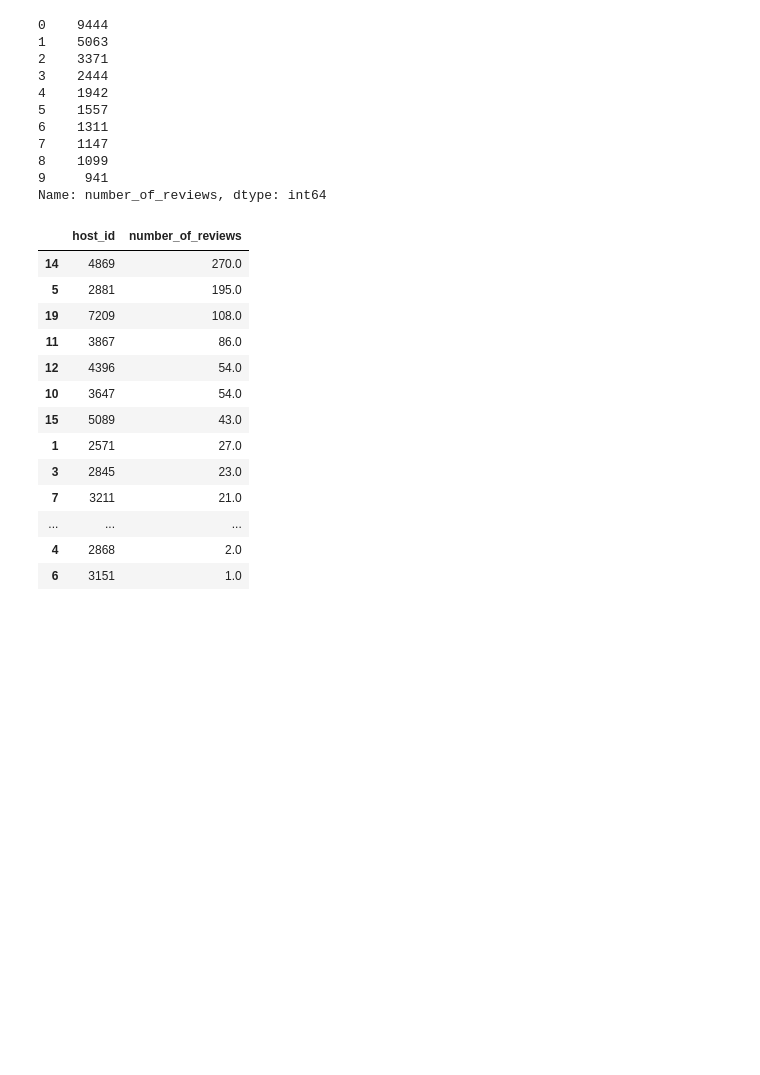
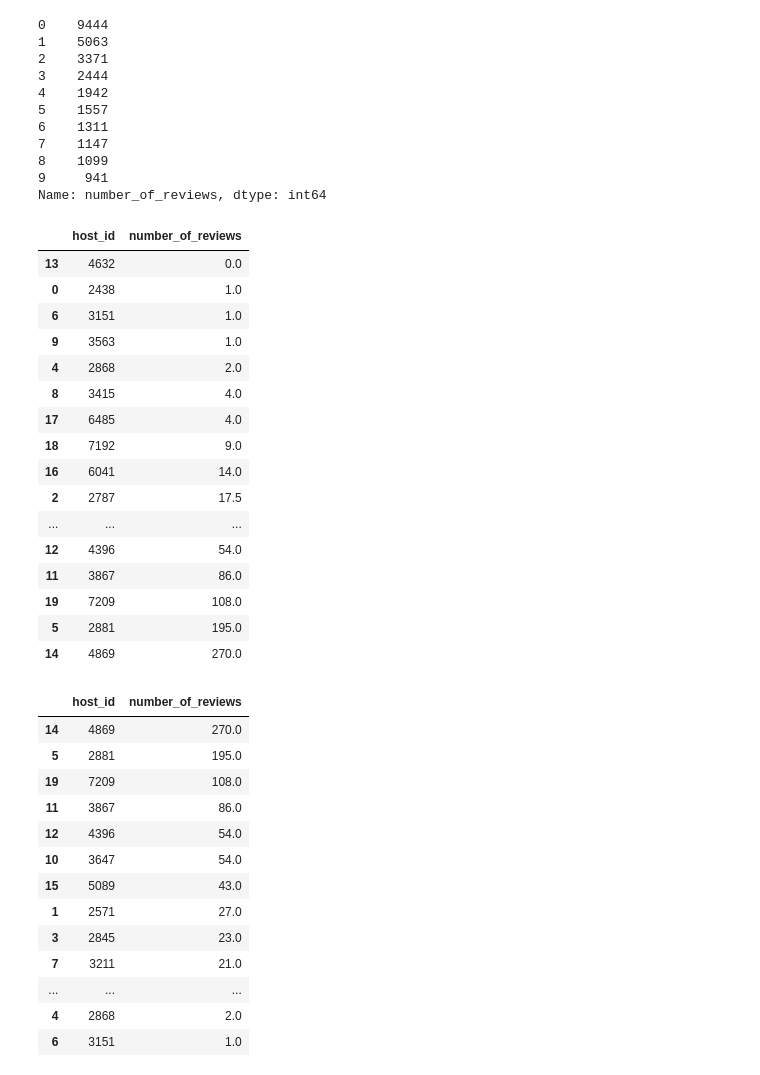
Before and after one commit to coonalcodes/Airbnb-Bookings-Analysis---Capstone-Project, a Jupyter notebook: Airbnb_Bookings_Analysis_Capstone_Project.ipynb, the cells around one changed output. Saved outputs shown, nothing was run; the diff lists cells and outputs as text; code cells hidden in the pictures; blank space fills up the shorter version.

```diff
--- a/Airbnb_Bookings_Analysis_Capstone_Project.ipynb
+++ b/Airbnb_Bookings_Analysis_Capstone_Project.ipynb
@@ -281,6 +281,28 @@ df['number_of_reviews'].value_counts().head(10)
 8    1099
 9     941
 Name: number_of_reviews, dtype: int64
+# %%
+x=df.groupby('host_id')['number_of_reviews'].mean()
+y=x.head(20).reset_index().sort_values('number_of_reviews')
+y
+# %% [output]
+|  | host_id | number_of_reviews |
+| 13 | 4632 | 0.0 |
+| 0 | 2438 | 1.0 |
+| 6 | 3151 | 1.0 |
+| 9 | 3563 | 1.0 |
+| 4 | 2868 | 2.0 |
+| 8 | 3415 | 4.0 |
+| 17 | 6485 | 4.0 |
+| 18 | 7192 | 9.0 |
+| 16 | 6041 | 14.0 |
+| 2 | 2787 | 17.5 |
+| ... | ... | ... |
+| 12 | 4396 | 54.0 |
+| 11 | 3867 | 86.0 |
+| 19 | 7209 | 108.0 |
+| 5 | 2881 | 195.0 |
+| 14 | 4869 | 270.0 |
 # %%
 Grouping_review_with_host=df.groupby('host_id')['number_of_reviews'].mean().head(20).reset_index()
 Grouping_review_with_host.sort_values('number_of_reviews', ascending=False, inplace =True)
```
Also changed, not shown: parts of 2 cells of this notebook.
